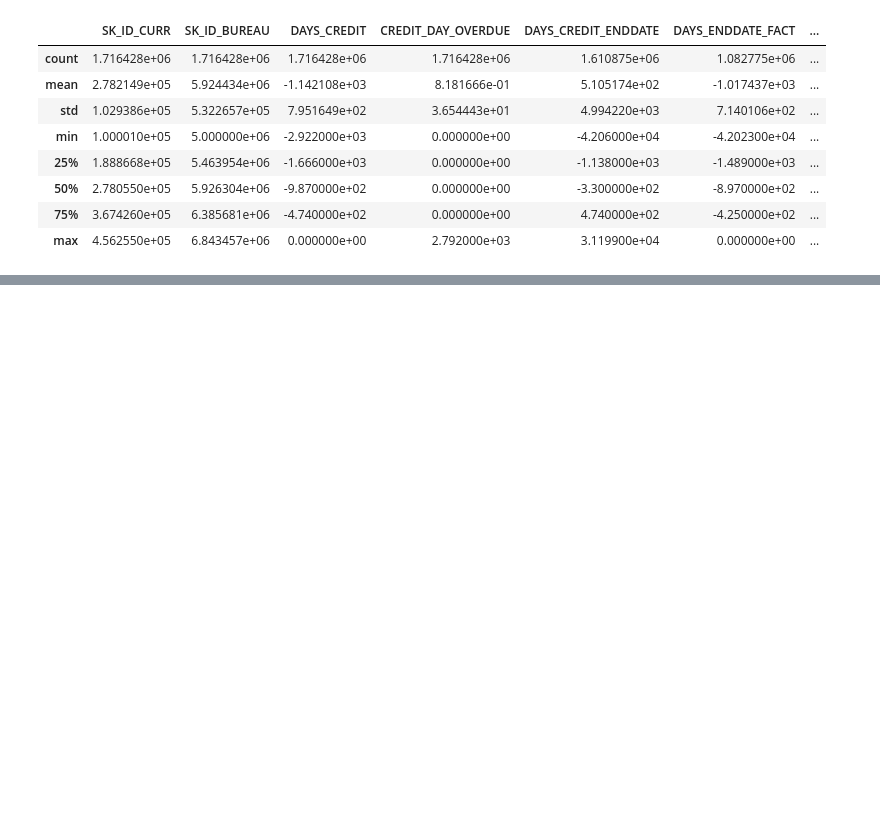
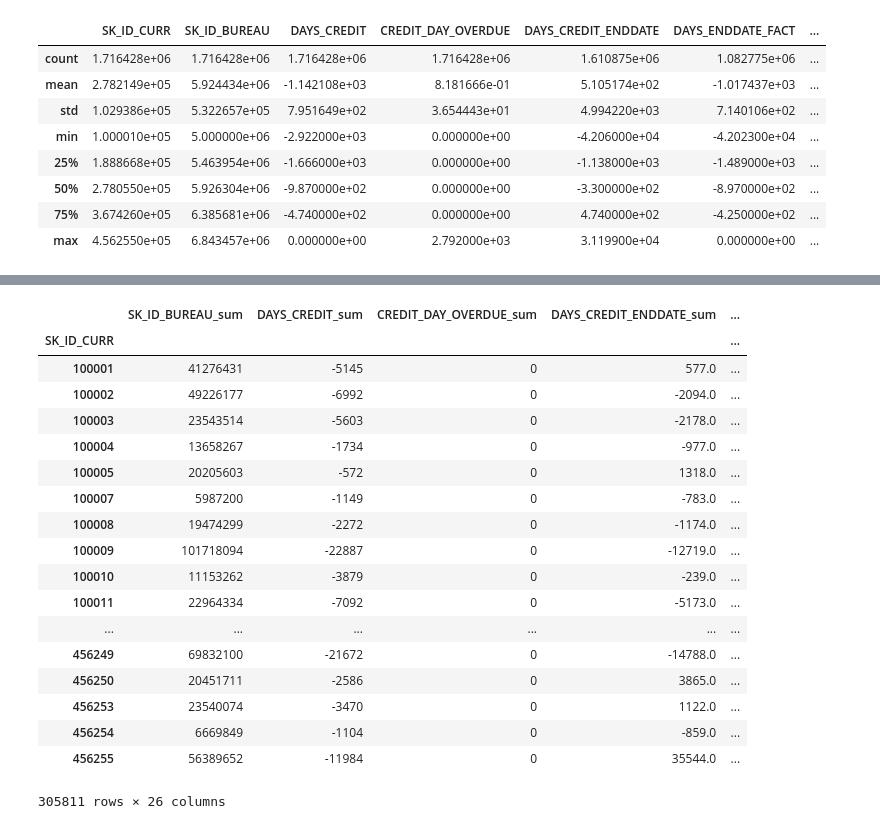
Before and after one commit to LegalEd/unbankedcredit, a Jupyter notebook: BureauData.ipynb, the cells around one changed output, grey strips where cells are left out. Saved outputs shown, nothing was run; the diff lists cells and outputs as text; code cells hidden in the pictures; blank space fills up the shorter version.

```diff
--- a/BureauData.ipynb
+++ b/BureauData.ipynb
@@ -149,0 +270,2 @@ Training data shape:  (1716428, 17)
+# %%
+bureau_by_id_sum = app_bur.groupby(by="SK_ID_CURR").sum()
@@ -149,0 +286,22 @@ Training data shape:  (1716428, 17)
+# %%
+Bureau_by_id_mean_sum
+# %% [output]
+|  | SK_ID_BUREAU_sum | DAYS_CREDIT_sum | CREDIT_DAY_OVERDUE_sum | DAYS_CREDIT_ENDDATE_sum | ... |
+| SK_ID_CURR |  |  |  |  | ... |
+| 100001 | 41276431 | -5145 | 0 | 577.0 | ... |
+| 100002 | 49226177 | -6992 | 0 | -2094.0 | ... |
+| 100003 | 23543514 | -5603 | 0 | -2178.0 | ... |
+| 100004 | 13658267 | -1734 | 0 | -977.0 | ... |
+| 100005 | 20205603 | -572 | 0 | 1318.0 | ... |
+| 100007 | 5987200 | -1149 | 0 | -783.0 | ... |
+| 100008 | 19474299 | -2272 | 0 | -1174.0 | ... |
+| 100009 | 101718094 | -22887 | 0 | -12719.0 | ... |
+| 100010 | 11153262 | -3879 | 0 | -239.0 | ... |
+| 100011 | 22964334 | -7092 | 0 | -5173.0 | ... |
+| ... | ... | ... | ... | ... | ... |
+| 456249 | 69832100 | -21672 | 0 | -14788.0 | ... |
+| 456250 | 20451711 | -2586 | 0 | 3865.0 | ... |
+| 456253 | 23540074 | -3470 | 0 | 1122.0 | ... |
+| 456254 | 6669849 | -1104 | 0 | -859.0 | ... |
+| 456255 | 56389652 | -11984 | 0 | 35544.0 | ... |
+305811 rows × 26 columns
```
Also changed, not shown: parts of 25 cells of this notebook.
